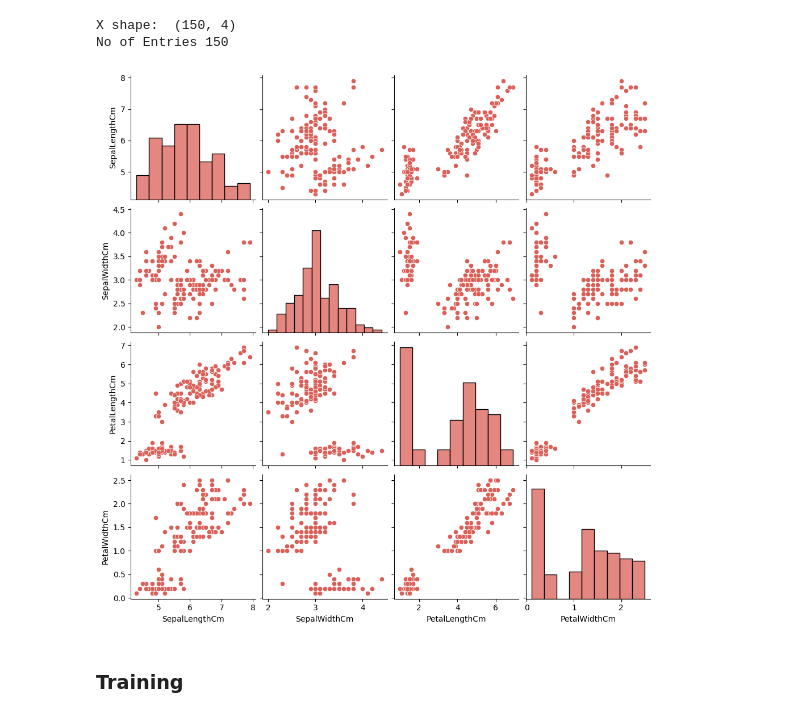
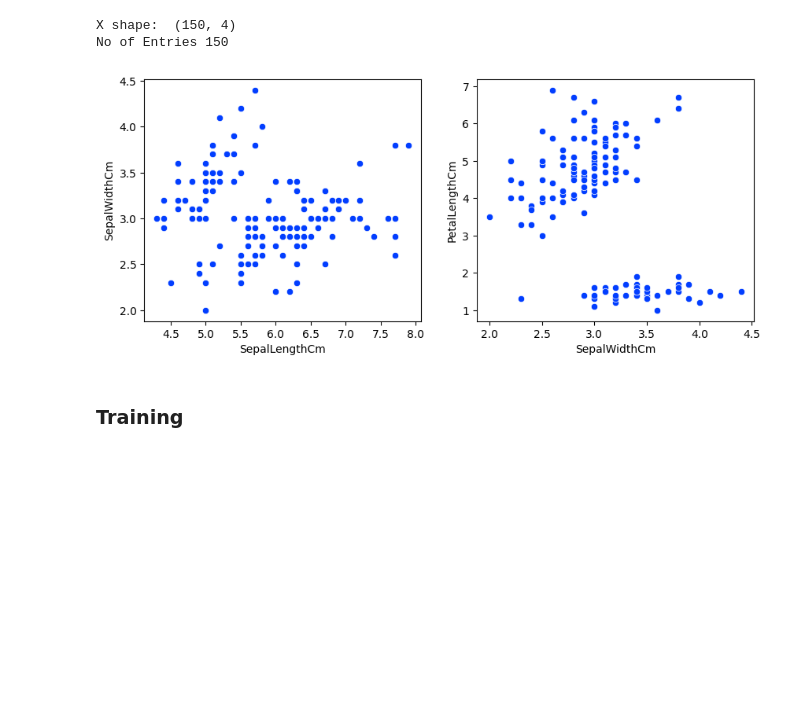
Before and after one commit to Amirth24/ml-notebooks, a Jupyter notebook: iris_clustering.ipynb, the cells around one changed output. Drawn from its saved outputs; the diff is of its cells as text; code cells hidden in the pictures; blank space fills up the shorter version.

Commit message:
Changed Graphs in iris_clustering

```diff
--- a/iris_clustering.ipynb
+++ b/iris_clustering.ipynb
@@ -8,7 +8,7 @@ import pandas as pd
 import matplotlib.pyplot as plt
 
 import seaborn as sns
-sns.set_palette('hls')
+sns.set_palette('bright')
 from sklearn.cluster import KMeans
 # %% [markdown]
 ### Loading and Visualizing Data
@@ -32,10 +32,14 @@ print('No of Entries', X_df.shape[0])
 X shape:  (150, 4)
 No of Entries 150
 # %%
-sns.pairplot(data=X_df)
+plt.figure(figsize=(10,4))
+plt.subplot(121)
+sns.scatterplot(x=X_df.iloc[:, 0], y=X_df.iloc[:, 1])
+plt.subplot(122)
+sns.scatterplot(x=X_df.iloc[:, 1], y=X_df.iloc[:, 2])
 plt.show()
 # %% [output]
-[figure, old version]
+[figure, new version]
 # %% [markdown]
 ### Training
 # %%
```
Also changed, not shown: parts of 7 cells of this notebook.
